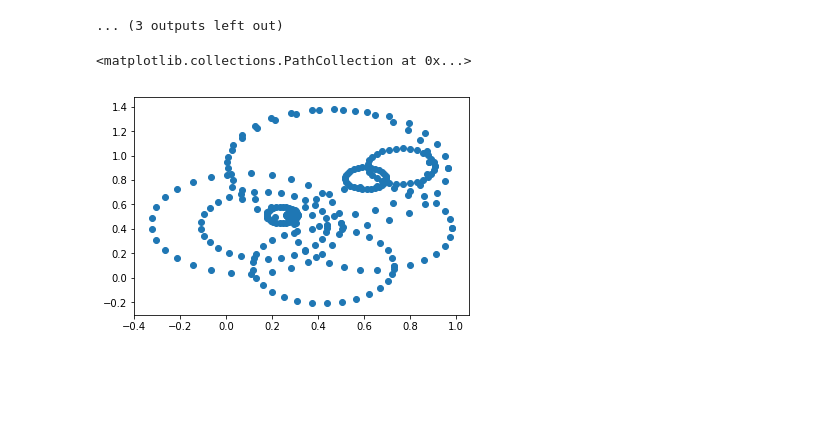
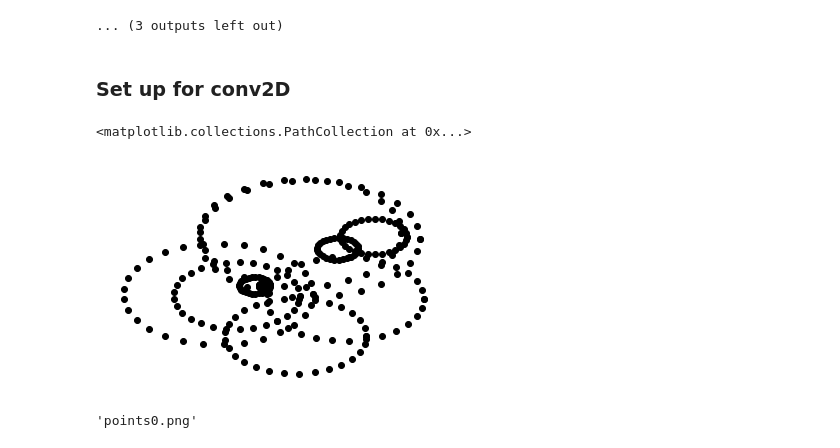
Before and after one commit to dcarmod2/PersHomNoSimplices, a Jupyter notebook: Prepare_data.ipynb, the cells around one changed output. Cells and saved outputs as stored; diff of their text form; code cells hidden in the pictures; blank space fills up the shorter version.

Commit message:
Added conv2d, but didn't add image data

```diff
--- a/Prepare_data.ipynb
+++ b/Prepare_data.ipynb
@@ -310,8 +298,13 @@ for i in range(0,15):
 [figure]
 [figure]
 ... (3 outputs left out)
+# %% [markdown]
+### Set up for conv2D
 # %%
-plt.scatter(inputs[16][:,0],inputs[16][:,1])
+plt.rc('axes.spines', **{'bottom':False, 'left':False, 'right':False, 'top':False})
+plt.xticks([])
+plt.yticks([])
+plt.scatter(inputs[16][:,0],inputs[16][:,1],color='black')
 # %% [output]
 <matplotlib.collections.PathCollection at 0x...>
-[figure, old version]
+[figure, new version]
@@ -317,0 +325,4 @@ plt.scatter(inputs[16][:,0],inputs[16][:,1])
+# %%
+sorted_images[0]
+# %% [output]
+'points0.png'
```
Also changed, not shown: parts of 16 cells of this notebook.
